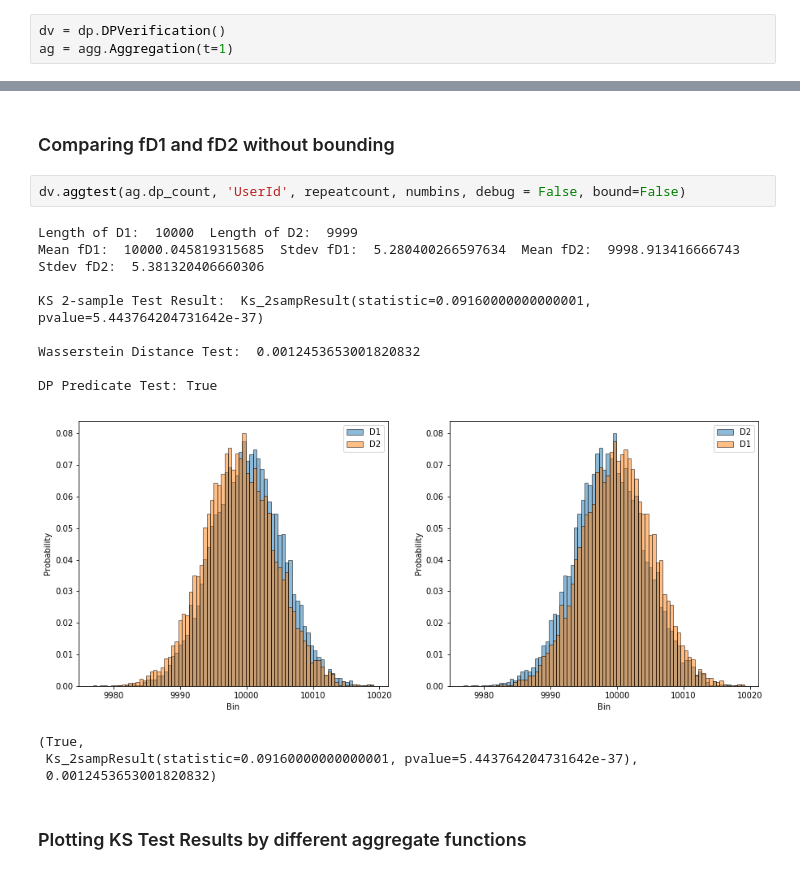
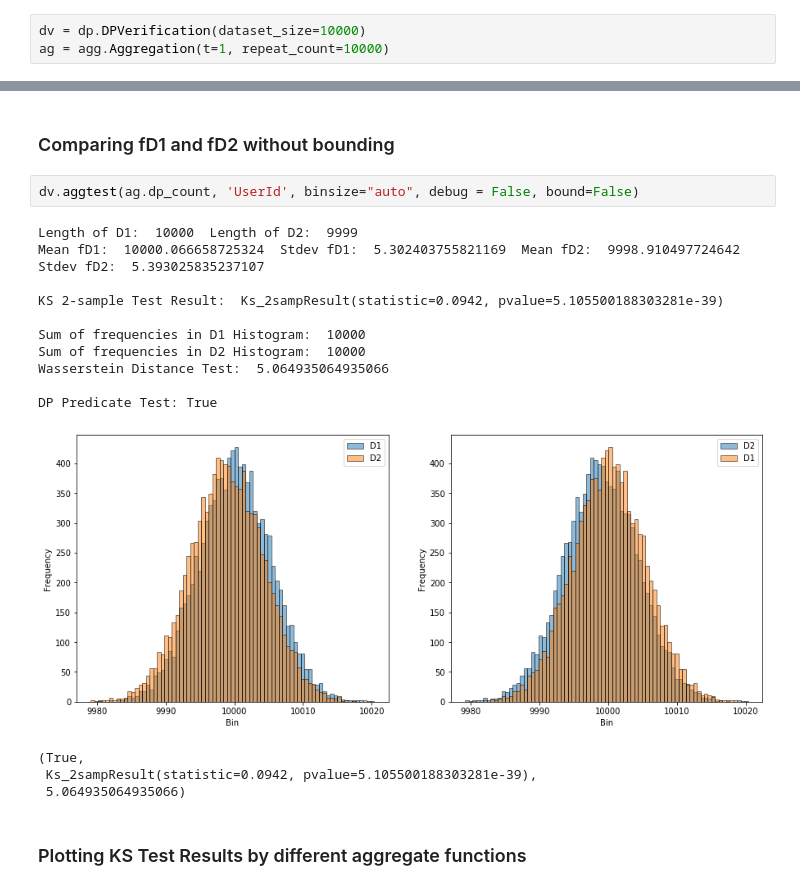
Before and after one commit to opendp/smartnoise-sdk, a Jupyter notebook: evaluation/Differential Privacy Verification.ipynb, the cells around one changed output, grey strips where cells are left out. Saved outputs shown, nothing was run; the diff lists cells and outputs as text.

```diff
--- a/evaluation/Differential Privacy Verification.ipynb
+++ b/evaluation/Differential Privacy Verification.ipynb
@@ -10,8 +10,8 @@ import Aggregation as agg
 # %% [markdown]
 ### Load Data
 # %%
-dv = dp.DPVerification()
-ag = agg.Aggregation(t=1)
+dv = dp.DPVerification(dataset_size=10000)
+ag = agg.Aggregation(t=1, repeat_count=10000)
 # %% [output]
 Loaded 10000 records
 # %% [markdown]
@@ -122,20 +133,22 @@ DP Predicate Test: True
 # %% [markdown]
 ### Comparing fD1 and fD2 without bounding
 # %%
-dv.aggtest(ag.dp_count, 'UserId', repeatcount, numbins, debug = False, bound=False)
+dv.aggtest(ag.dp_count, 'UserId', binsize="auto", debug = False, bound=False)
 # %% [output]
 Length of D1:  10000  Length of D2:  9999
-Mean fD1:  10000.045819315685  Stdev fD1:  5.280400266597634  Mean fD2:  9998.913416666743  Stdev fD2:  5.381320406660306
+Mean fD1:  10000.066658725324  Stdev fD1:  5.302403755821169  Mean fD2:  9998.910497724642  Stdev fD2:  5.393025835237107
 
-KS 2-sample Test Result:  Ks_2sampResult(statistic=0.09160000000000001, pvalue=5.443764204731642e-37)
+KS 2-sample Test Result:  Ks_2sampResult(statistic=0.0942, pvalue=5.105500188303281e-39)
 
-Wasserstein Distance Test:  0.0012453653001820832
+Sum of frequencies in D1 Histogram:  10000
+Sum of frequencies in D2 Histogram:  10000
+Wasserstein Distance Test:  5.064935064935066
 
 DP Predicate Test: True
-[figure, old version]
+[figure, new version]
 (True,
- Ks_2sampResult(statistic=0.09160000000000001, pvalue=5.443764204731642e-37),
- 0.0012453653001820832)
+ Ks_2sampResult(statistic=0.0942, pvalue=5.105500188303281e-39),
+ 5.064935064935066)
 # %% [markdown]
 ### Plotting KS Test Results by different aggregate functions
 # %%
```
Also changed, not shown: parts of 17 cells of this notebook, 6 other files.
